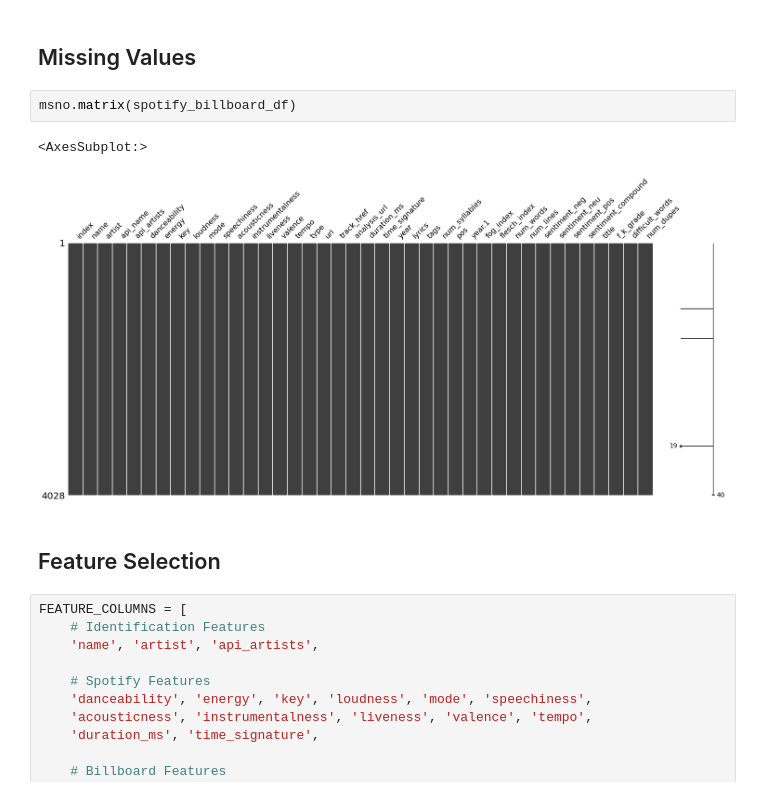
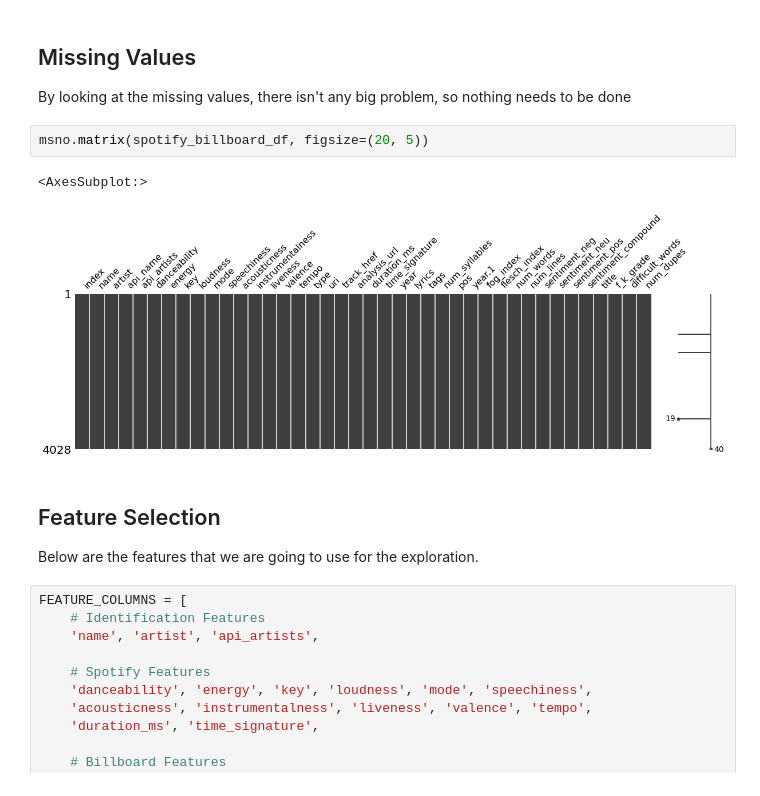
Before and after one commit to limagbz/top_billboard_songs_spotify, a Jupyter notebook: 2 - Data Cleaning & Features.ipynb, the cells around one changed output. Drawn from its saved outputs; the diff is of its cells as text.

```diff
--- a/2 - Data Cleaning & Features.ipynb
+++ b/2 - Data Cleaning & Features.ipynb
@@ -58,12 +57,16 @@ Index(['index', 'name', 'artist', 'api_name', 'api_artists', 'danceability',
-# %% [markdown]
-## Missing Values
+# %% [markdown]
+## Missing Values
+
+By looking at the missing values, there isn't any big problem, so nothing needs to be done
 # %%
-msno.matrix(spotify_billboard_df)
+msno.matrix(spotify_billboard_df, figsize=(20, 5))
 # %% [output]
 <AxesSubplot:>
-[figure, old version]
+[figure, new version]
-# %% [markdown]
-## Feature Selection
+# %% [markdown]
+## Feature Selection
+
+Below are the features that we are going to use for the exploration.
 # %%
 FEATURE_COLUMNS = [
     # Identification Features
```
Also changed, not shown: parts of 32 cells of this notebook, 3 other files.
